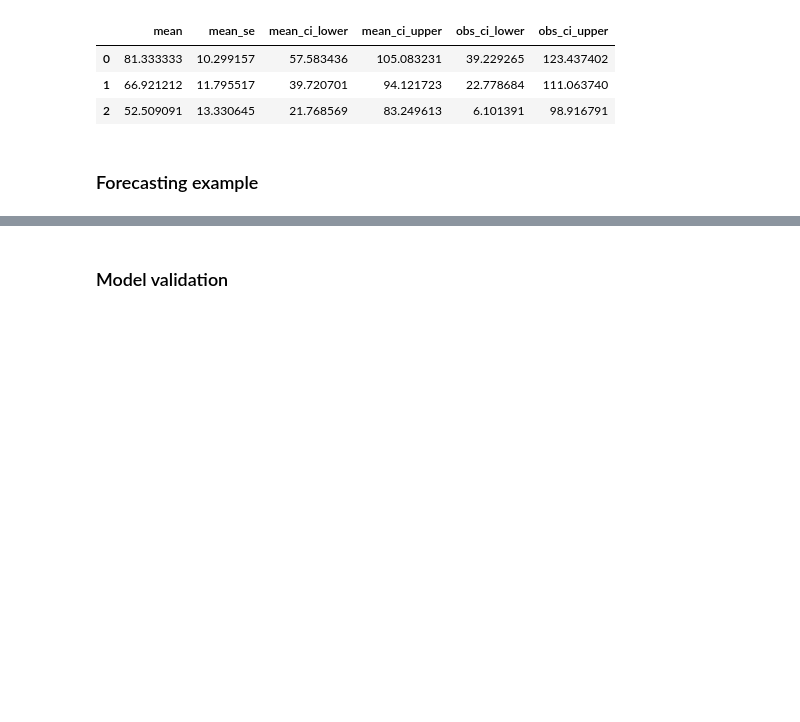
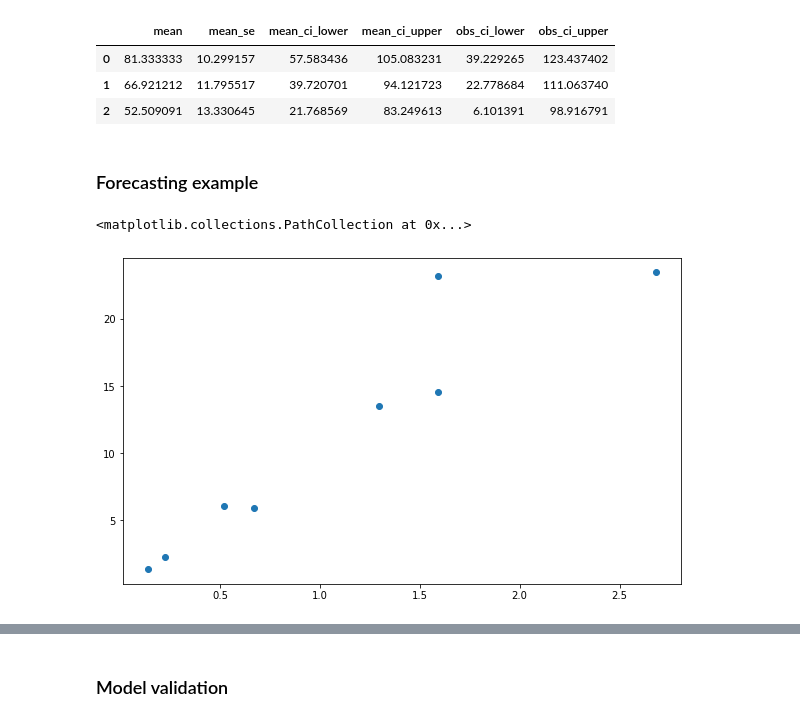
Before and after one commit to miquelcamprodon/sme-materials, a Jupyter notebook: 07-LinearModel.ipynb, the cells around one changed output, grey strips where cells are left out. Cells and saved outputs as stored; diff of their text form; code cells hidden in the pictures; blank space fills up the shorter version.

```diff
--- a/07-LinearModel.ipynb
+++ b/07-LinearModel.ipynb
@@ -131,6 +131,11 @@ df_modem = pd.DataFrame({'Tam1Mb':[1.59129, 1.59129, 0.51858, 1.29297,
                                    0.14062, 0.22461, 0.66895, 2.68000],
                          'Tpo1Mb':[23.22, 14.56, 6.07, 13.50,
                                    1.38, 2.24, 5.95, 23.45]})
+# %%
+plt.scatter(df_modem['Tam1Mb'],df_modem['Tpo1Mb'])
+# %% [output]
+<matplotlib.collections.PathCollection at 0x...>
+[figure, added]
 # %%
 mod = sm_formula.ols('Tpo1Mb ~ 1 + Tam1Mb', data=df_modem)
 res = mod.fit()
```
Also changed, not shown: parts of 13 cells of this notebook, 6 other files.
